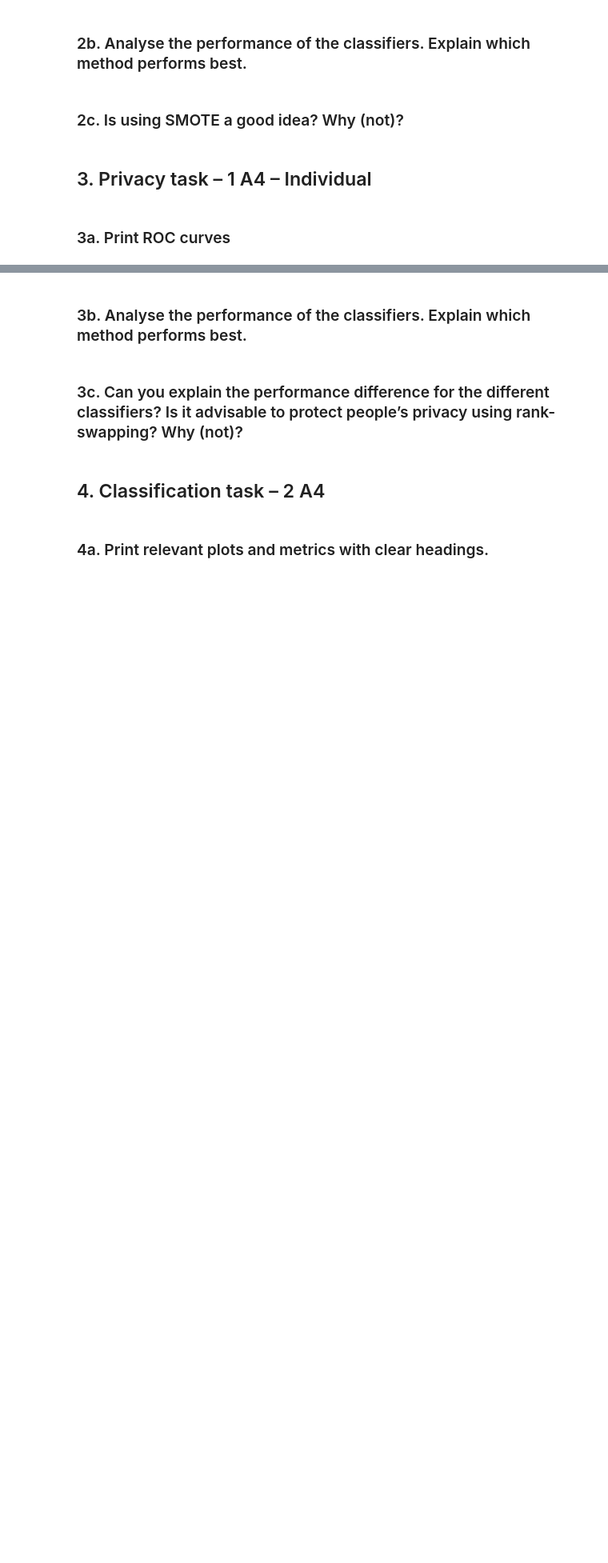
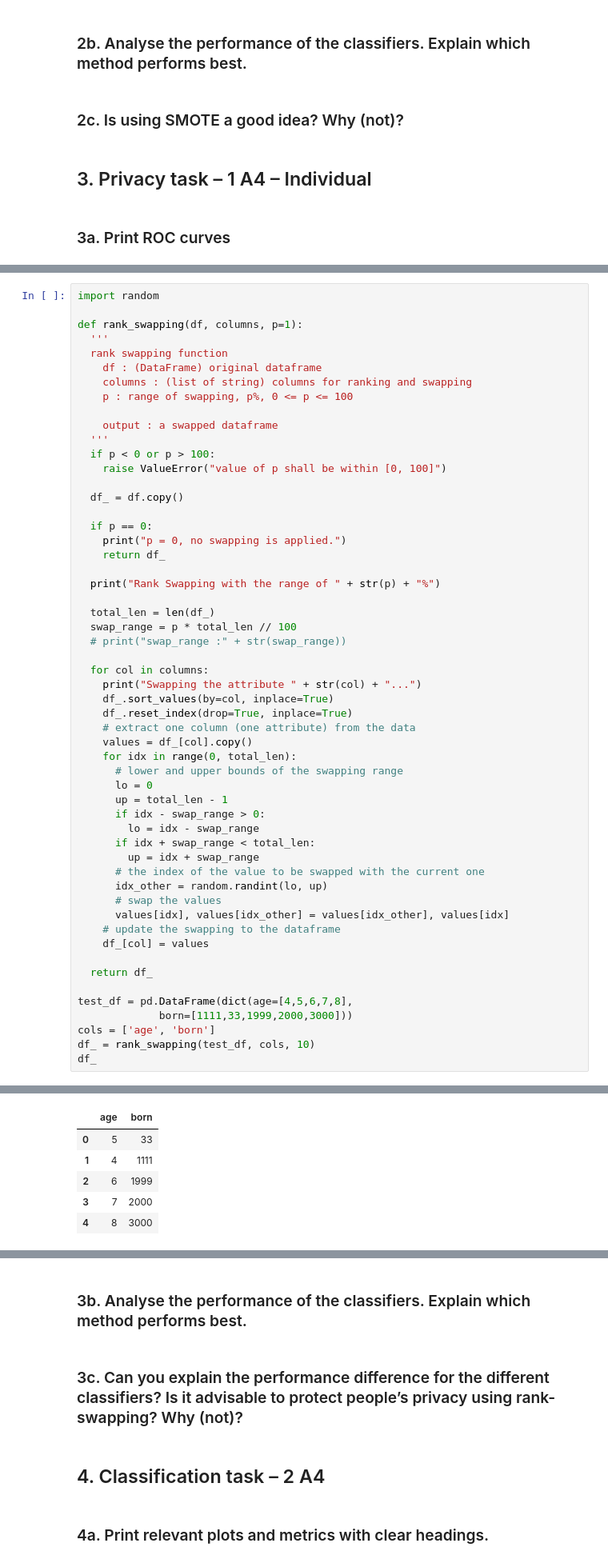
Before and after one commit to CarlosChu-c/CiberSecurityLab, a Jupyter notebook: lab1/Lab1-2021.ipynb, the cells around one changed output, grey strips where cells are left out. Shown at 80% size. Drawn from its saved outputs; the diff is of its cells as text; blank space fills up the shorter version.

```diff
--- a/lab1/Lab1-2021.ipynb
+++ b/lab1/Lab1-2021.ipynb
@@ -326,0 +337,56 @@ Number of valid transactions = 151484
+# %%
+import random
+
+def rank_swapping(df, columns, p=1):
+  '''
+  rank swapping function
+    df : (DataFrame) original dataframe
+    columns : (list of string) columns for ranking and swapping
+    p : range of swapping, p%, 0 <= p <= 100
+
+    output : a swapped dataframe
+  '''
+  if p < 0 or p > 100:
+    raise ValueError("value of p shall be within [0, 100]")
+
+  df_ = df.copy()
+
+  if p == 0:
+    print("p = 0, no swapping is applied.")
+    return df_
+
+  print("Rank Swapping with the range of " + str(p) + "%")
+
+  total_len = len(df_)
+  swap_range = p * total_len // 100
+  # print("swap_range :" + str(swap_range))
+
+  for col in columns:
+    print("Swapping the attribute " + str(col) + "...")
+    df_.sort_values(by=col, inplace=True)
+    df_.reset_index(drop=True, inplace=True)
+    # extract one column (one attribute) from the data
+    values = df_[col].copy()
+    for idx in range(0, total_len):
+      # lower and upper bounds of the swapping range
+      lo = 0
+      up = total_len - 1
+      if idx - swap_range > 0:
+        lo = idx - swap_range
+      if idx + swap_range < total_len:
+        up = idx + swap_range
+      # the index of the value to be swapped with the current one
+      idx_other = random.randint(lo, up)
+      # swap the values
+      values[idx], values[idx_other] = values[idx_other], values[idx]
+    # update the swapping to the dataframe
+    df_[col] = values
+
+  return df_
+
+test_df = pd.DataFrame(dict(age=[4,5,6,7,8],
+             born=[1111,33,1999,2000,3000]))
+cols = ['age', 'born']
+df_ = rank_swapping(test_df, cols, 10)
+df_
+# %% [output]
@@ -326,0 +396,6 @@ Number of valid transactions = 151484
+|  | age | born |
+| 0 | 5 | 33 |
+| 1 | 4 | 1111 |
+| 2 | 6 | 1999 |
+| 3 | 7 | 2000 |
+| 4 | 8 | 3000 |
```
Also changed, not shown: parts of 9 cells of this notebook.
